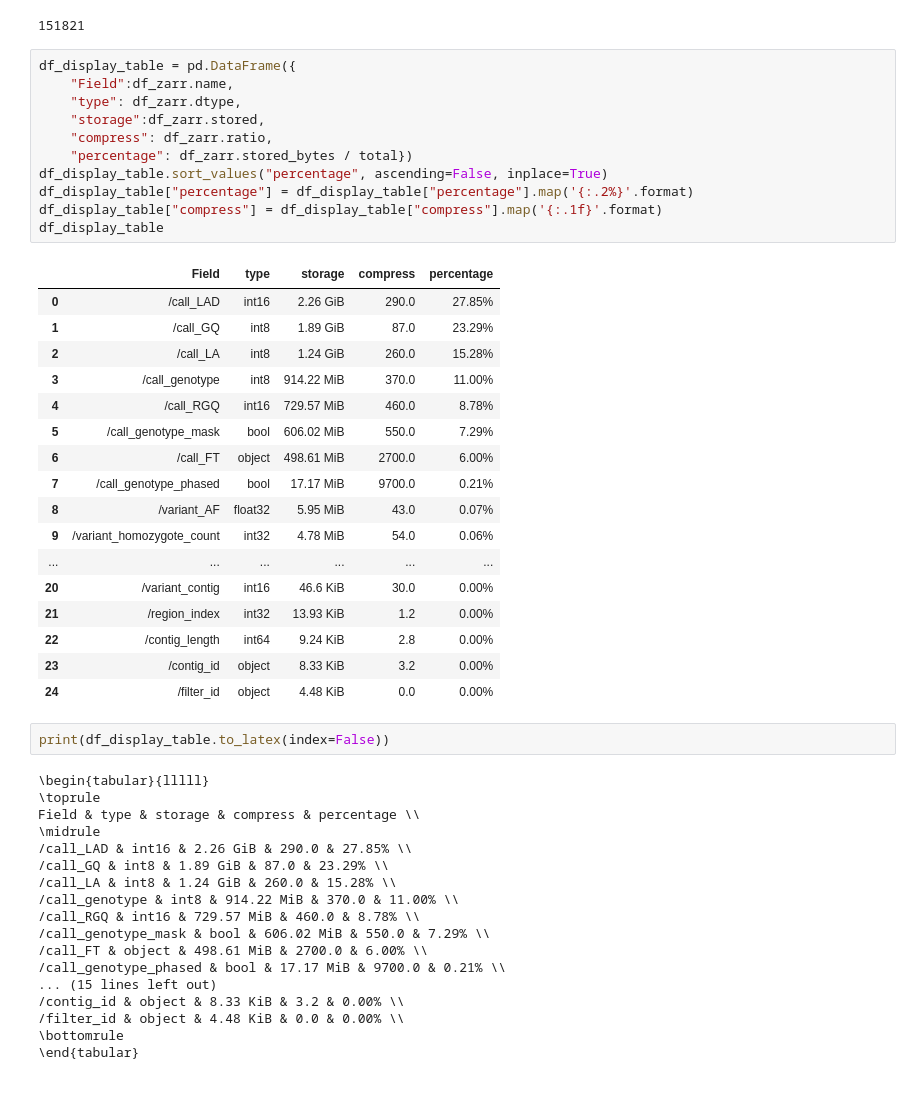
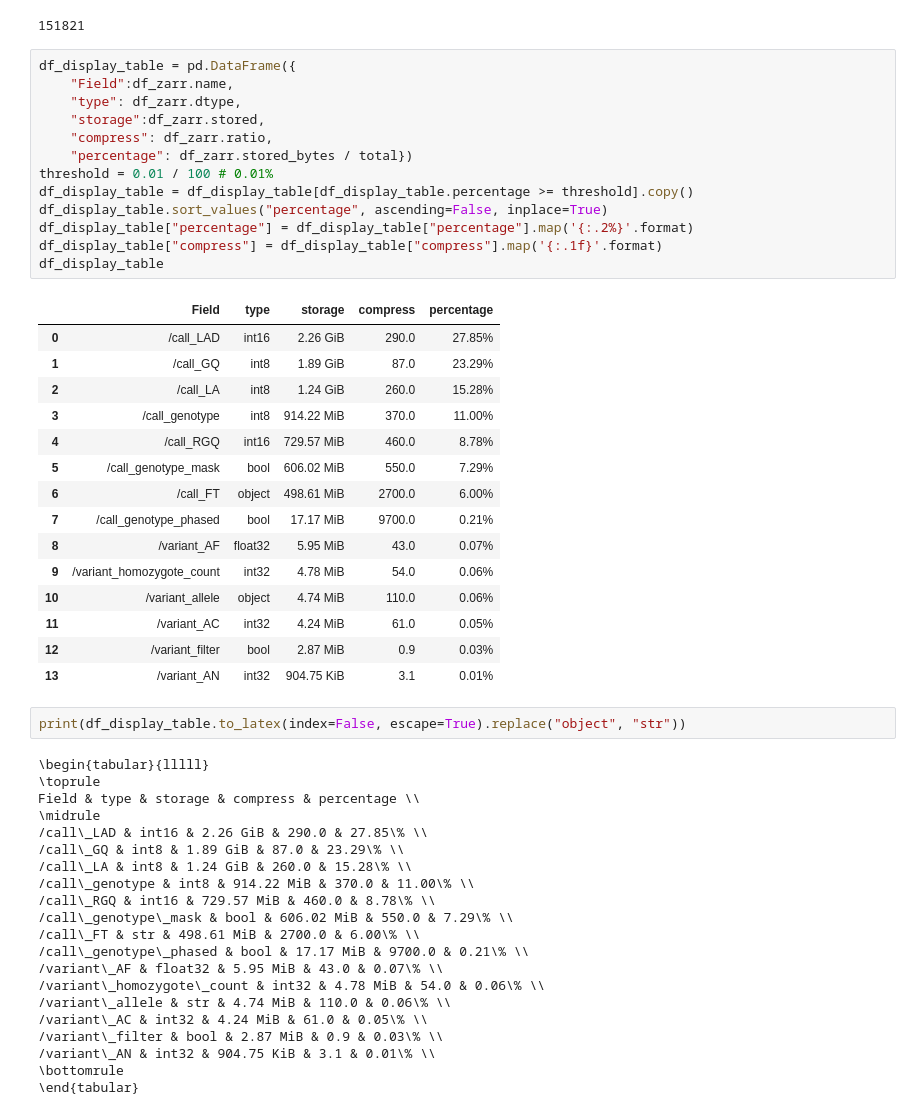
Before and after one commit to sgkit-dev/vcf-zarr-publication, a Jupyter notebook: all_of_us_example/storage.ipynb, the cells around one changed output. Saved outputs shown, nothing was run; the diff lists cells and outputs as text.

Commit message:
Make data tables systematic

```diff
--- a/all_of_us_example/storage.ipynb
+++ b/all_of_us_example/storage.ipynb
@@ -47,49 +47,52 @@ df_zarr.nchunks.sum()
 # %%
 df_display_table = pd.DataFrame({
     "Field":df_zarr.name,
     "type": df_zarr.dtype,
     "storage":df_zarr.stored,
     "compress": df_zarr.ratio,
     "percentage": df_zarr.stored_bytes / total})
+threshold = 0.01 / 100 # 0.01%
+df_display_table = df_display_table[df_display_table.percentage >= threshold].copy()
 df_display_table.sort_values("percentage", ascending=False, inplace=True)
 df_display_table["percentage"] = df_display_table["percentage"].map('{:.2%}'.format)
 df_display_table["compress"] = df_display_table["compress"].map('{:.1f}'.format)
 df_display_table
 # %% [output]
 |  | Field | type | storage | compress | percentage |
 | 0 | /call_LAD | int16 | 2.26 GiB | 290.0 | 27.85% |
 | 1 | /call_GQ | int8 | 1.89 GiB | 87.0 | 23.29% |
 | 2 | /call_LA | int8 | 1.24 GiB | 260.0 | 15.28% |
 | 3 | /call_genotype | int8 | 914.22 MiB | 370.0 | 11.00% |
 | 4 | /call_RGQ | int16 | 729.57 MiB | 460.0 | 8.78% |
 | 5 | /call_genotype_mask | bool | 606.02 MiB | 550.0 | 7.29% |
 | 6 | /call_FT | object | 498.61 MiB | 2700.0 | 6.00% |
 | 7 | /call_genotype_phased | bool | 17.17 MiB | 9700.0 | 0.21% |
 | 8 | /variant_AF | float32 | 5.95 MiB | 43.0 | 0.07% |
 | 9 | /variant_homozygote_count | int32 | 4.78 MiB | 54.0 | 0.06% |
-| ... | ... | ... | ... | ... | ... |
-| 20 | /variant_contig | int16 | 46.6 KiB | 30.0 | 0.00% |
-| 21 | /region_index | int32 | 13.93 KiB | 1.2 | 0.00% |
-| 22 | /contig_length | int64 | 9.24 KiB | 2.8 | 0.00% |
-| 23 | /contig_id | object | 8.33 KiB | 3.2 | 0.00% |
-| 24 | /filter_id | object | 4.48 KiB | 0.0 | 0.00% |
+| 10 | /variant_allele | object | 4.74 MiB | 110.0 | 0.06% |
+| 11 | /variant_AC | int32 | 4.24 MiB | 61.0 | 0.05% |
+| 12 | /variant_filter | bool | 2.87 MiB | 0.9 | 0.03% |
+| 13 | /variant_AN | int32 | 904.75 KiB | 3.1 | 0.01% |
 # %%
-print(df_display_table.to_latex(index=False))
+print(df_display_table.to_latex(index=False, escape=True).replace("object", "str"))
 # %% [output]
 \begin{tabular}{lllll}
 \toprule
 Field & type & storage & compress & percentage \\
 \midrule
-/call_LAD & int16 & 2.26 GiB & 290.0 & 27.85% \\
-/call_GQ & int8 & 1.89 GiB & 87.0 & 23.29% \\
-/call_LA & int8 & 1.24 GiB & 260.0 & 15.28% \\
-/call_genotype & int8 & 914.22 MiB & 370.0 & 11.00% \\
-/call_RGQ & int16 & 729.57 MiB & 460.0 & 8.78% \\
-/call_genotype_mask & bool & 606.02 MiB & 550.0 & 7.29% \\
-/call_FT & object & 498.61 MiB & 2700.0 & 6.00% \\
-/call_genotype_phased & bool & 17.17 MiB & 9700.0 & 0.21% \\
-... (15 lines left out)
-/contig_id & object & 8.33 KiB & 3.2 & 0.00% \\
-/filter_id & object & 4.48 KiB & 0.0 & 0.00% \\
+/call\_LAD & int16 & 2.26 GiB & 290.0 & 27.85\% \\
+/call\_GQ & int8 & 1.89 GiB & 87.0 & 23.29\% \\
+/call\_LA & int8 & 1.24 GiB & 260.0 & 15.28\% \\
+/call\_genotype & int8 & 914.22 MiB & 370.0 & 11.00\% \\
+/call\_RGQ & int16 & 729.57 MiB & 460.0 & 8.78\% \\
+/call\_genotype\_mask & bool & 606.02 MiB & 550.0 & 7.29\% \\
+/call\_FT & str & 498.61 MiB & 2700.0 & 6.00\% \\
+/call\_genotype\_phased & bool & 17.17 MiB & 9700.0 & 0.21\% \\
+/variant\_AF & float32 & 5.95 MiB & 43.0 & 0.07\% \\
+/variant\_homozygote\_count & int32 & 4.78 MiB & 54.0 & 0.06\% \\
+/variant\_allele & str & 4.74 MiB & 110.0 & 0.06\% \\
+/variant\_AC & int32 & 4.24 MiB & 61.0 & 0.05\% \\
+/variant\_filter & bool & 2.87 MiB & 0.9 & 0.03\% \\
+/variant\_AN & int32 & 904.75 KiB & 3.1 & 0.01\% \\
 \bottomrule
 \end{tabular}
```
Also changed, not shown: 4 other files.
